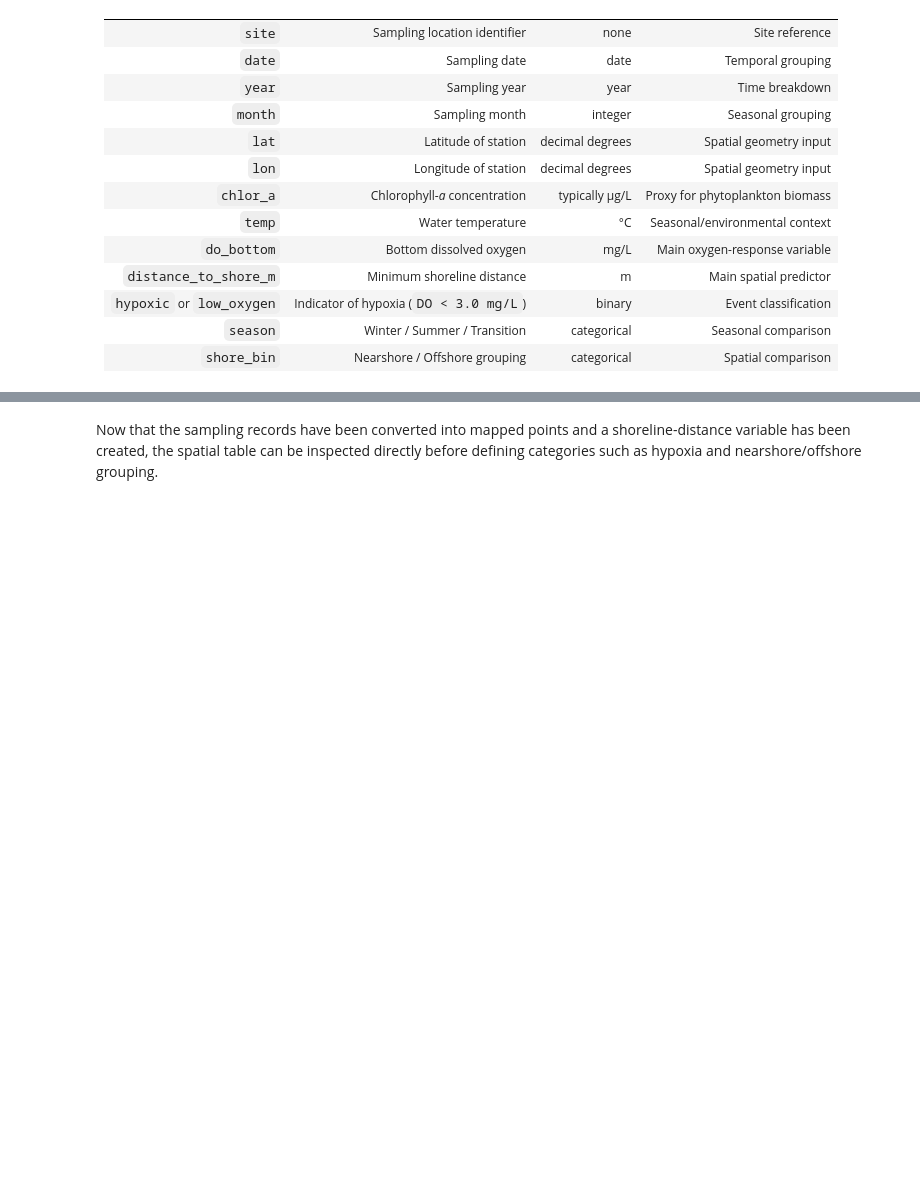
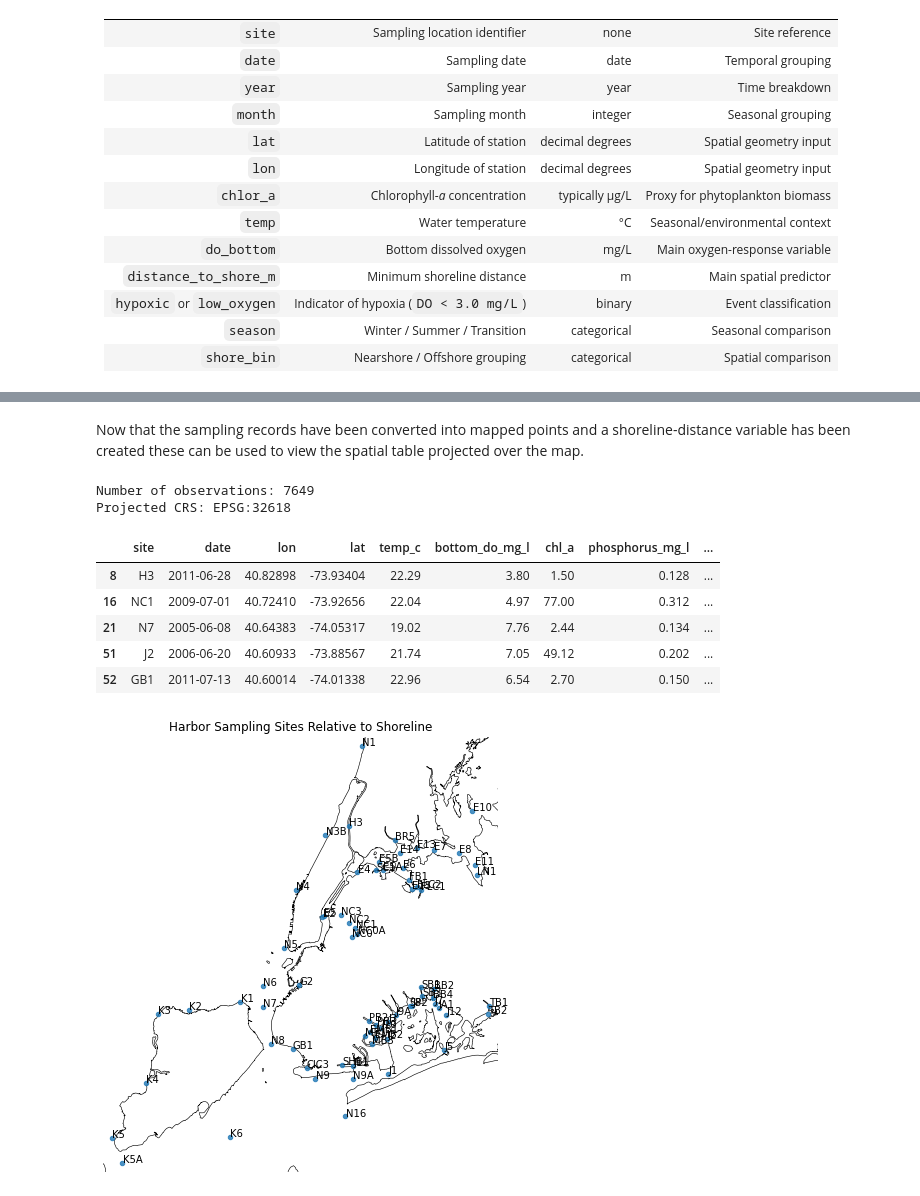
Before and after one commit to gamfeld/midterm-7, a Jupyter notebook: proj7-midterm.ipynb, the cells around one changed output, grey strips where cells are left out. Saved outputs shown, nothing was run; the diff lists cells and outputs as text; code cells hidden in the pictures; blank space fills up the shorter version.

```diff
--- a/proj7-midterm.ipynb
+++ b/proj7-midterm.ipynb
@@ -179,19 +219,44 @@ NameError: name 'gpd' is not defined
 # %% [markdown]
-Now that the sampling records have been converted into mapped points and a shoreline-distance variable has been created, the spatial table can be inspected directly before defining categories such as hypoxia and nearshore/offshore grouping.
+Now that the sampling records have been converted into mapped points and a shoreline-distance variable has been created these can be used to view the spatial table projected over the map.
 # %%
-# Preview the spatially enriched table
+# Preview
 print("Number of observations:", len(gdf))
 print("Projected CRS:", gdf.crs)
 display(
-    gdf[['site', 'date', 'lon', 'lat', 'temp_c', 'bottom_do_mg_l', 'chl_a', 'silica_mg_l', 'distance_to_shore_m']].head()
+    gdf[['site', 'date', 'lon', 'lat', 'temp_c', 'bottom_do_mg_l', 'chl_a', 'phosphorus_mg_l', 'distance_to_shore_m']].head()
 )
 
-# Context map of sampling sites and shoreline geometry
+# reduce to one point per site ...
+sites_gdf = gdf.drop_duplicates(subset='site').copy()
+
+# map of sampling sites and shoreline
 fig, ax = plt.subplots(figsize=(8, 8))
+shore.plot(ax=ax, color='none', edgecolor='black', linewidth=0.6)
+sites_gdf.plot(ax=ax, color='tab:blue', markersize=20, alpha=0.8)
 
-shore.plot(ax=ax, color='none', edgecolor='black', linewidth=0.6)
-gdf.plot(ax=ax, color='tab:blue', markersize=8, alpha=0.7)
+# Site labels
+for x, y, label in zip(sites_gdf.geometry.x, sites_gdf.geometry.y, sites_gdf['site']):
+    ax.text(
+        x + 20, y + 20,
+        str(label),
+    )
+
+# Set map extent to point bounds with a 1 km buffer
+minx, miny, maxx, maxy = sites_gdf.total_bounds
+buffer_m = 1000
+ax.set_xlim(minx - buffer_m, maxx + buffer_m)
+ax.set_ylim(miny - buffer_m, maxy + buffer_m)
 
 ax.set_title('Harbor Sampling Sites Relative to Shoreline')
 ax.set_axis_off()
 plt.show()
+# %% [output]
+Number of observations: 7649
+Projected CRS: EPSG:32618
+|  | site | date | lon | lat | temp_c | bottom_do_mg_l | chl_a | phosphorus_mg_l | ... |
+| 8 | H3 | 2011-06-28 | 40.82898 | -73.93404 | 22.29 | 3.80 | 1.50 | 0.128 | ... |
+| 16 | NC1 | 2009-07-01 | 40.72410 | -73.92656 | 22.04 | 4.97 | 77.00 | 0.312 | ... |
+| 21 | N7 | 2005-06-08 | 40.64383 | -74.05317 | 19.02 | 7.76 | 2.44 | 0.134 | ... |
+| 51 | J2 | 2006-06-20 | 40.60933 | -73.88567 | 21.74 | 7.05 | 49.12 | 0.202 | ... |
+| 52 | GB1 | 2011-07-13 | 40.60014 | -74.01338 | 22.96 | 6.54 | 2.70 | 0.150 | ... |
+[figure, added]
```
Also changed, not shown: parts of 34 cells of this notebook.
